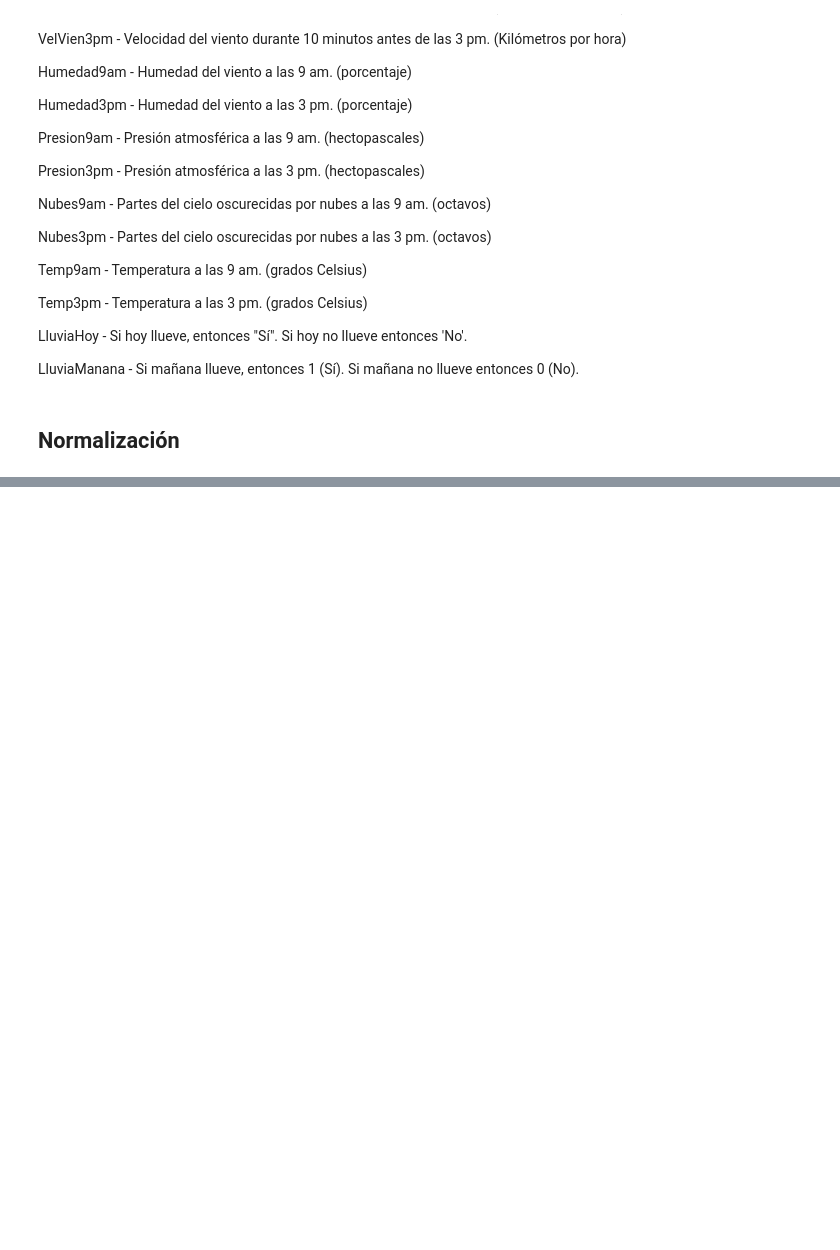
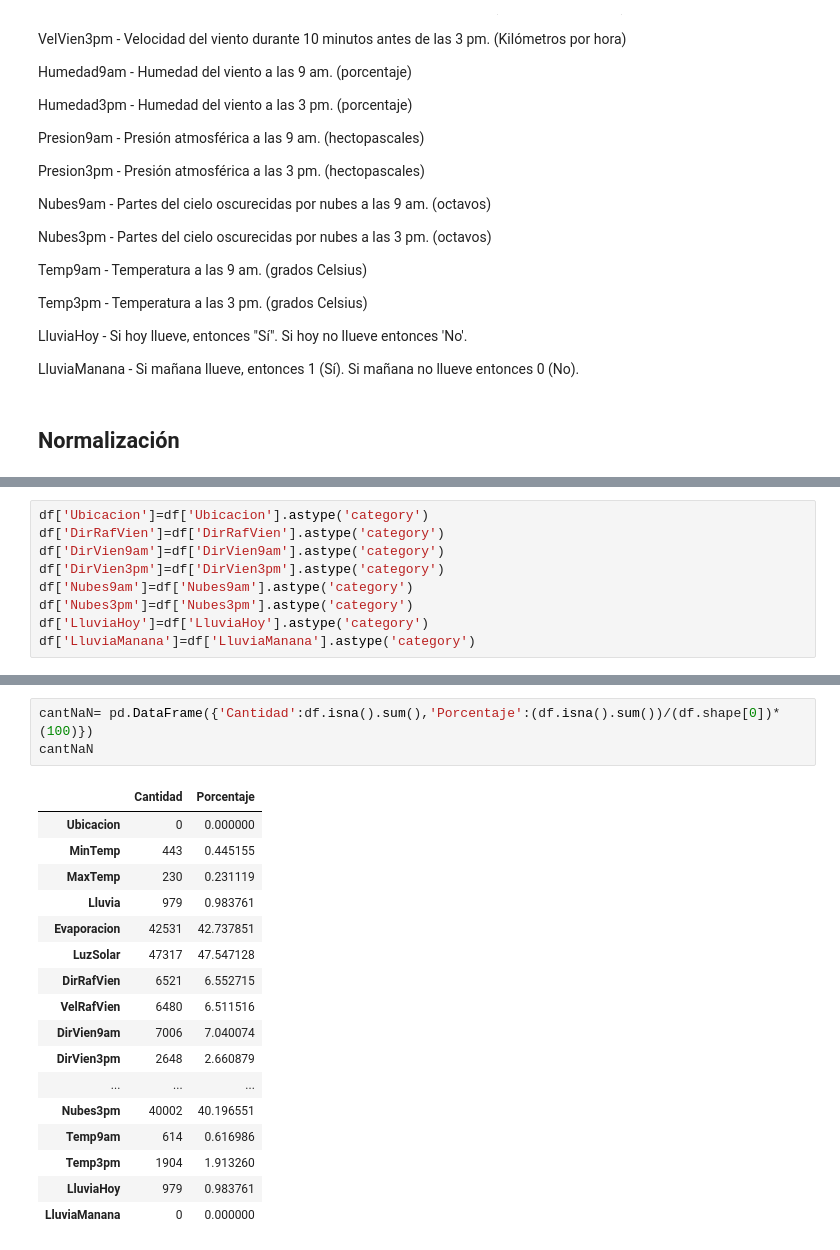
Before and after one commit to DanyPao/DataScience1-Daniela-Esposito, a Jupyter notebook: Visualizacion_Daniela_Esposito.ipynb, the cells around one changed output, grey strips where cells are left out. Saved outputs shown, nothing was run; the diff lists cells and outputs as text; blank space fills up the shorter version.

```diff
--- a/Visualizacion_Daniela_Esposito.ipynb
+++ b/Visualizacion_Daniela_Esposito.ipynb
@@ -79,0 +132,9 @@ LluviaManana - Si mañana llueve, entonces 1 (Sí). Si mañana no llueve entonce
+# %%
+df['Ubicacion']=df['Ubicacion'].astype('category')
+df['DirRafVien']=df['DirRafVien'].astype('category')
+df['DirVien9am']=df['DirVien9am'].astype('category')
+df['DirVien3pm']=df['DirVien3pm'].astype('category')
+df['Nubes9am']=df['Nubes9am'].astype('category')
+df['Nubes3pm']=df['Nubes3pm'].astype('category')
+df['LluviaHoy']=df['LluviaHoy'].astype('category')
+df['LluviaManana']=df['LluviaManana'].astype('category')
@@ -79,0 +162,21 @@ LluviaManana - Si mañana llueve, entonces 1 (Sí). Si mañana no llueve entonce
+# %%
+cantNaN= pd.DataFrame({'Cantidad':df.isna().sum(),'Porcentaje':(df.isna().sum())/(df.shape[0])*(100)})
+cantNaN
+# %% [output]
+|  | Cantidad | Porcentaje |
+| Ubicacion | 0 | 0.000000 |
+| MinTemp | 443 | 0.445155 |
+| MaxTemp | 230 | 0.231119 |
+| Lluvia | 979 | 0.983761 |
+| Evaporacion | 42531 | 42.737851 |
+| LuzSolar | 47317 | 47.547128 |
+| DirRafVien | 6521 | 6.552715 |
+| VelRafVien | 6480 | 6.511516 |
+| DirVien9am | 7006 | 7.040074 |
+| DirVien3pm | 2648 | 2.660879 |
+| ... | ... | ... |
+| Nubes3pm | 40002 | 40.196551 |
+| Temp9am | 614 | 0.616986 |
+| Temp3pm | 1904 | 1.913260 |
+| LluviaHoy | 979 | 0.983761 |
+| LluviaManana | 0 | 0.000000 |
```
Also changed, not shown: parts of 12 cells of this notebook.
